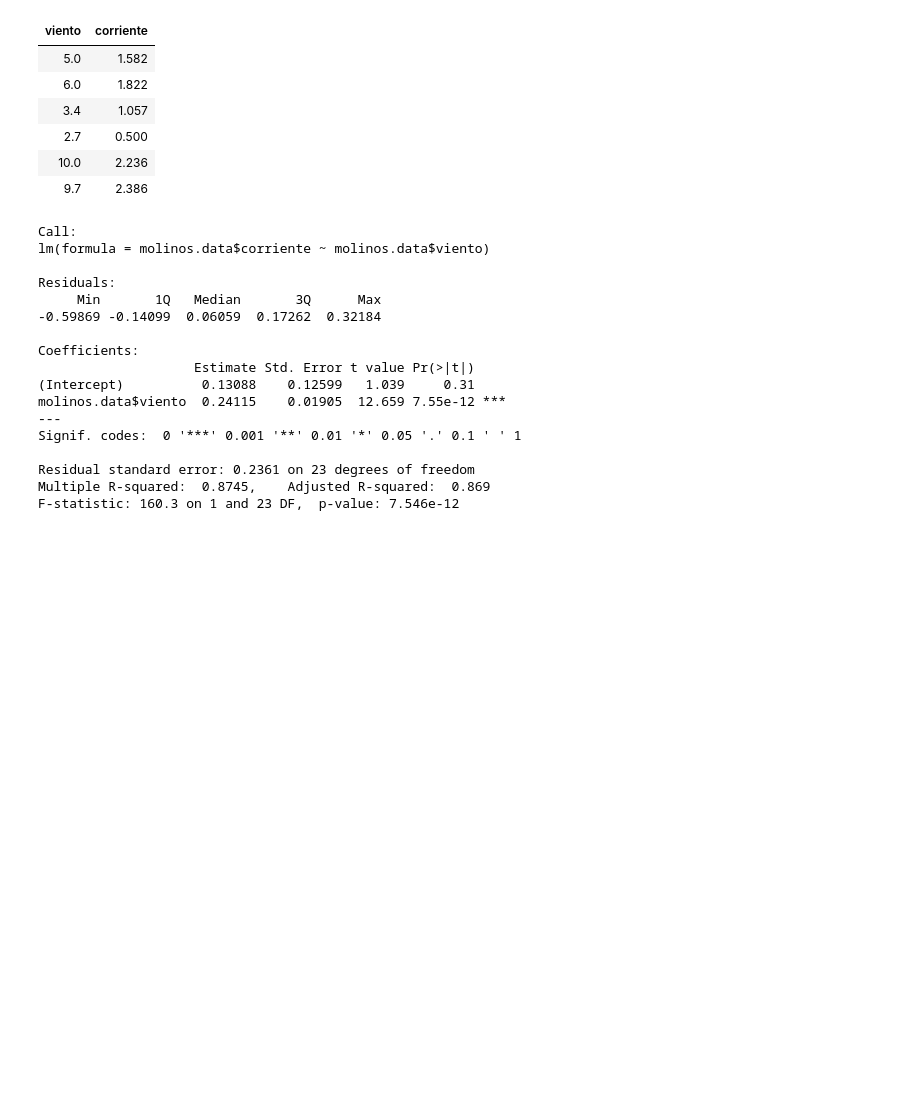
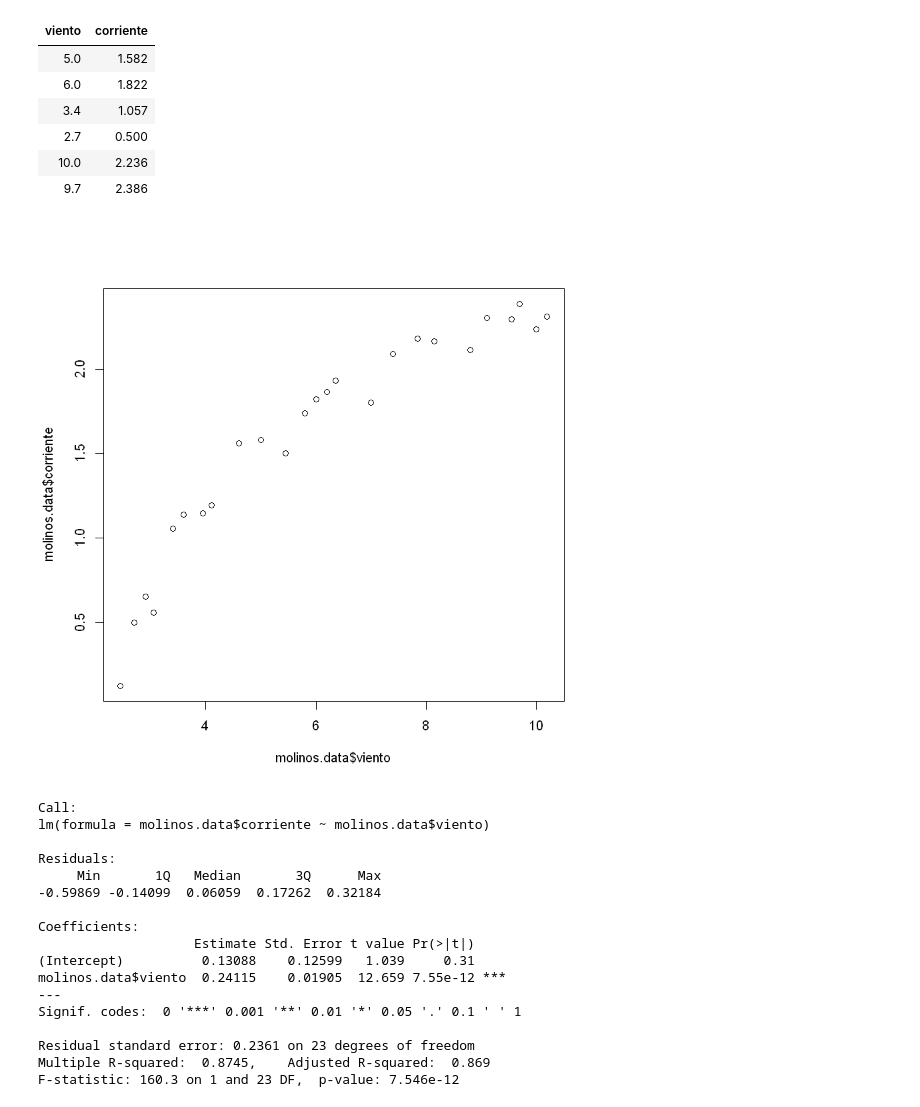
Before and after one commit to jgomezz/MscEstadisticaAplicada-UNALM-2018-2, a Jupyter notebook: MLG/Practica-03/Practica-03-Jupyter.ipynb, the cells around one changed output. Drawn from its saved outputs; the diff is of its cells as text; code cells hidden in the pictures; blank space fills up the shorter version.

```diff
--- a/MLG/Practica-03/Practica-03-Jupyter.ipynb
+++ b/MLG/Practica-03/Practica-03-Jupyter.ipynb
@@ -42,12 +42,8 @@ head(molinos.data)
 | 2.7 | 0.500 |
 | 10.0 | 2.236 |
 | 9.7 | 2.386 |
-# %%
-# Se tiene que usar una variable intermedio para
-# pasar los valores, se usa vectores
-viento <- molinos.data$viento
-corriente <- molinos.data$corriente
-n <- nrow(molinos.data)
-
-# Se define arreglo de titulos de datos
-datos <- list("viento","corriente","n")
+# %%
+#Análisis descriptivo
+plot(molinos.data$viento, molinos.data$corriente)
+# %% [output]
+[figure, added]
```
Also changed, not shown: parts of 17 cells of this notebook.
